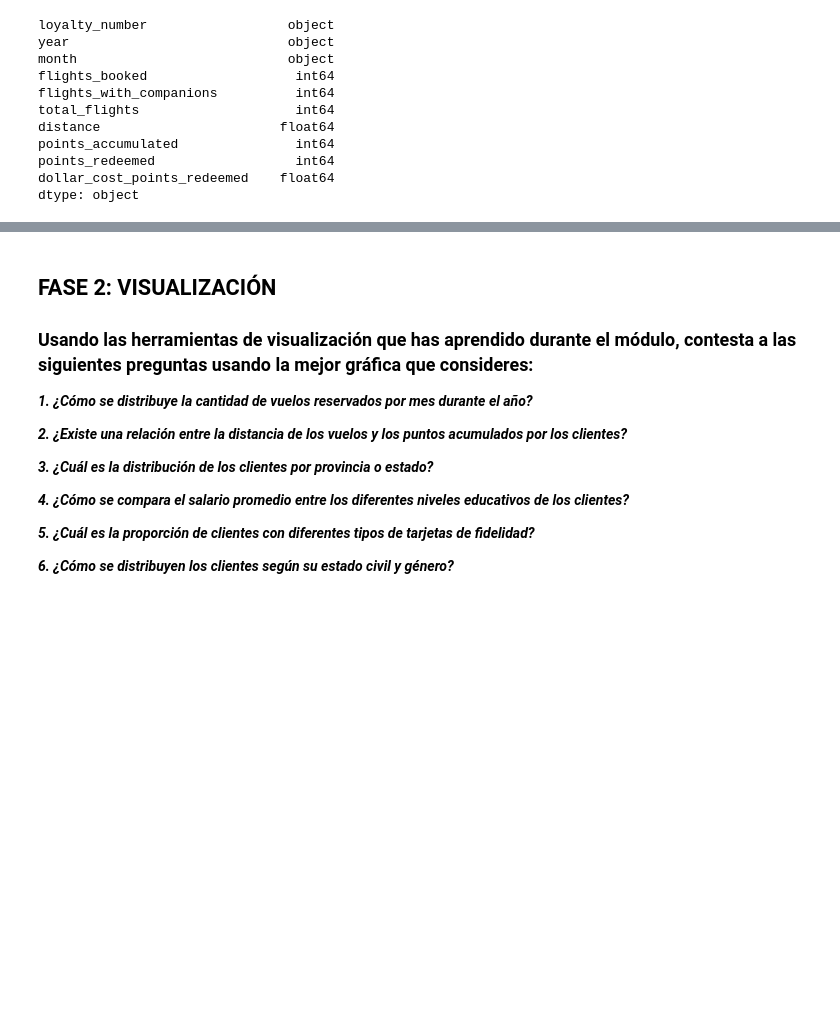
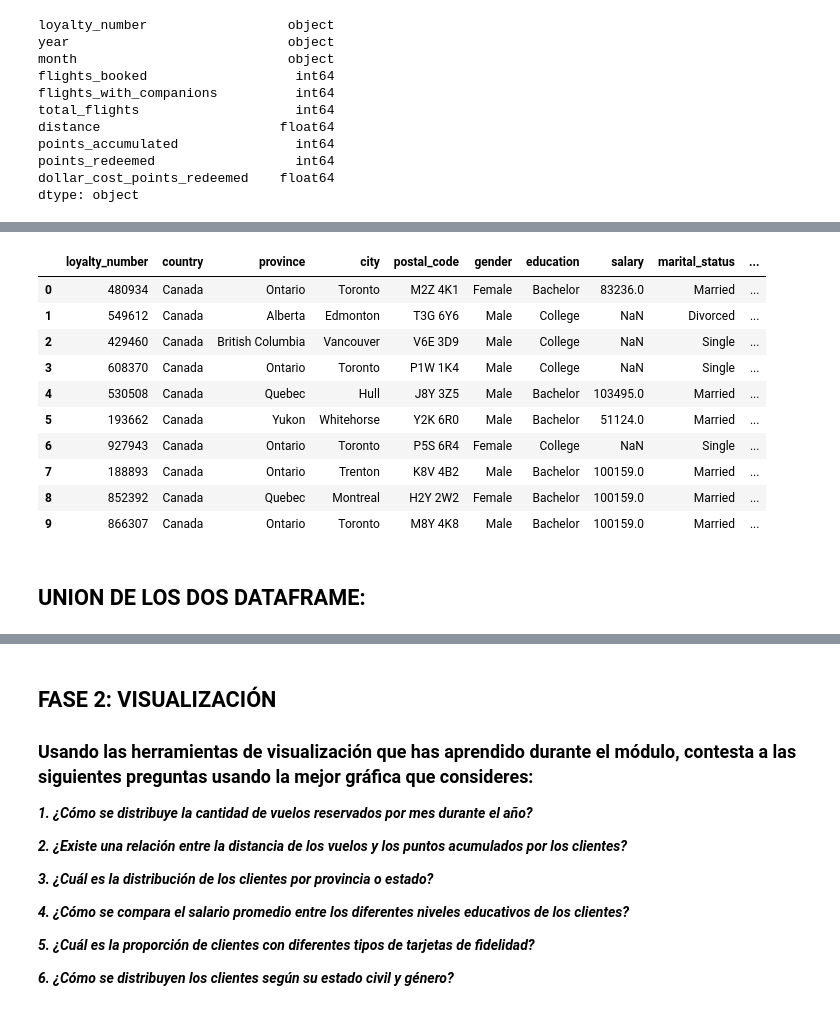
Before and after one commit to Adalab/bda-modulo-3-evaluacion-final-Ary1982, a Jupyter notebook: evaluación_modulo_3_arianna.ipynb, the cells around one changed output, grey strips where cells are left out. Drawn from its saved outputs; the diff is of its cells as text; code cells hidden in the pictures; blank space fills up the shorter version.

```diff
--- a/evaluación_modulo_3_arianna.ipynb
+++ b/evaluación_modulo_3_arianna.ipynb
@@ -250,0 +335,12 @@ print(df_flight_duplicates)
+# %%
+# Verificar el tipo de dato de Cancellation Year
+print("Tipo de dato de Cancellation Year:", df_split_loyalty['Cancellation Year'].dtype)
+
+# Hacer el cambio asegurándonos de manejar los valores vacíos
+df_split_loyalty['Cancellation Year'] = df_split_loyalty['Cancellation Year'].replace('', 'Active')
+# O alternativamente:
+# df_split_loyalty['Cancellation Year'] = df_split_loyalty['Cancellation Year'].fillna('Active')
+
+# Verificar el cambio
+print("\nPrimeras filas después del cambio:")
+print(df_split_loyalty[['Cancellation Year', 'Cancellation Month']].head(10))
@@ -250,0 +371,22 @@ print(df_flight_duplicates)
+# %%
+# Voy a transformar el tipo de datos da categoricos a numericos en las columnas Salary y  y de paso ,
+# si faltan registros los reemplazo con NaN:
+
+
+import pandas as pd
+
+def cambiar_tipo_datos(df):
+    # Diccionario que mapea las columnas a su tipo deseado
+    tipos_datos = {'Salary': 'float64', 'CLV': 'float64'}
+
+    for columna, tipo in tipos_datos.items():
+        # Reemplazar los valores vacíos con NaN y luego convertir a tipo numérico
+        df[columna] = pd.to_numeric(df[columna], errors='coerce')
+
+    return df
+
+# Usar la función en tu DataFrame
+df_split_loyalty = cambiar_tipo_datos(df_split_loyalty)
+
+# Verificar los tipos de datos después del cambio
+print(df_split_loyalty.dtypes)
@@ -349,0 +534,16 @@ dtype: object
+# %%
+df_split_loyalty.head(10)
+# %% [output]
+|  | loyalty_number | country | province | city | postal_code | gender | education | salary | marital_status | ... |
+| 0 | 480934 | Canada | Ontario | Toronto | M2Z 4K1 | Female | Bachelor | 83236.0 | Married | ... |
+| 1 | 549612 | Canada | Alberta | Edmonton | T3G 6Y6 | Male | College | NaN | Divorced | ... |
+| 2 | 429460 | Canada | British Columbia | Vancouver | V6E 3D9 | Male | College | NaN | Single | ... |
+| 3 | 608370 | Canada | Ontario | Toronto | P1W 1K4 | Male | College | NaN | Single | ... |
+| 4 | 530508 | Canada | Quebec | Hull | J8Y 3Z5 | Male | Bachelor | 103495.0 | Married | ... |
+| 5 | 193662 | Canada | Yukon | Whitehorse | Y2K 6R0 | Male | Bachelor | 51124.0 | Married | ... |
+| 6 | 927943 | Canada | Ontario | Toronto | P5S 6R4 | Female | College | NaN | Single | ... |
+| 7 | 188893 | Canada | Ontario | Trenton | K8V 4B2 | Male | Bachelor | 100159.0 | Married | ... |
+| 8 | 852392 | Canada | Quebec | Montreal | H2Y 2W2 | Female | Bachelor | 100159.0 | Married | ... |
+| 9 | 866307 | Canada | Ontario | Toronto | M8Y 4K8 | Male | Bachelor | 100159.0 | Married | ... |
+# %% [markdown]
+## UNION DE LOS DOS DATAFRAME:
```
Also changed, not shown: parts of 34 cells of this notebook.
